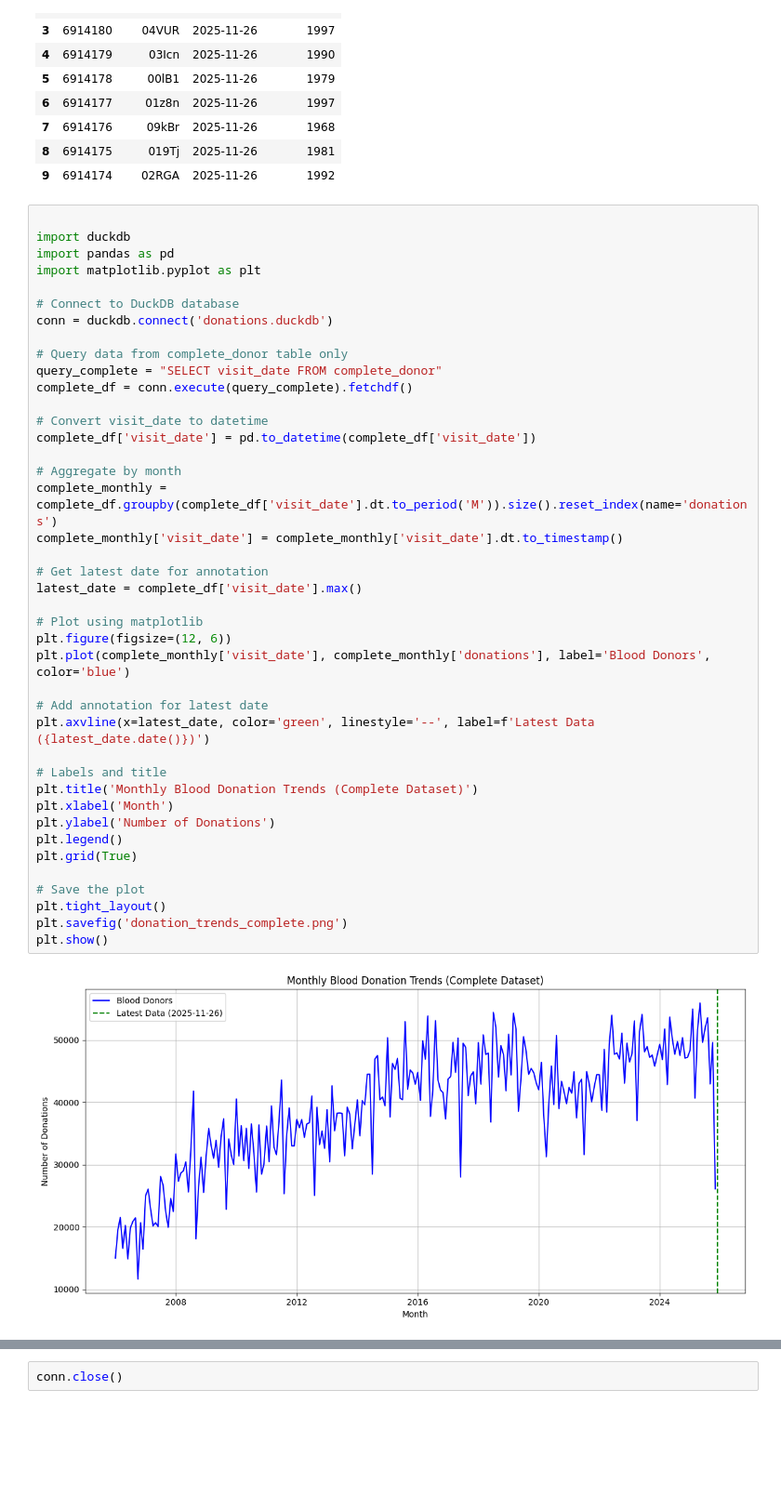
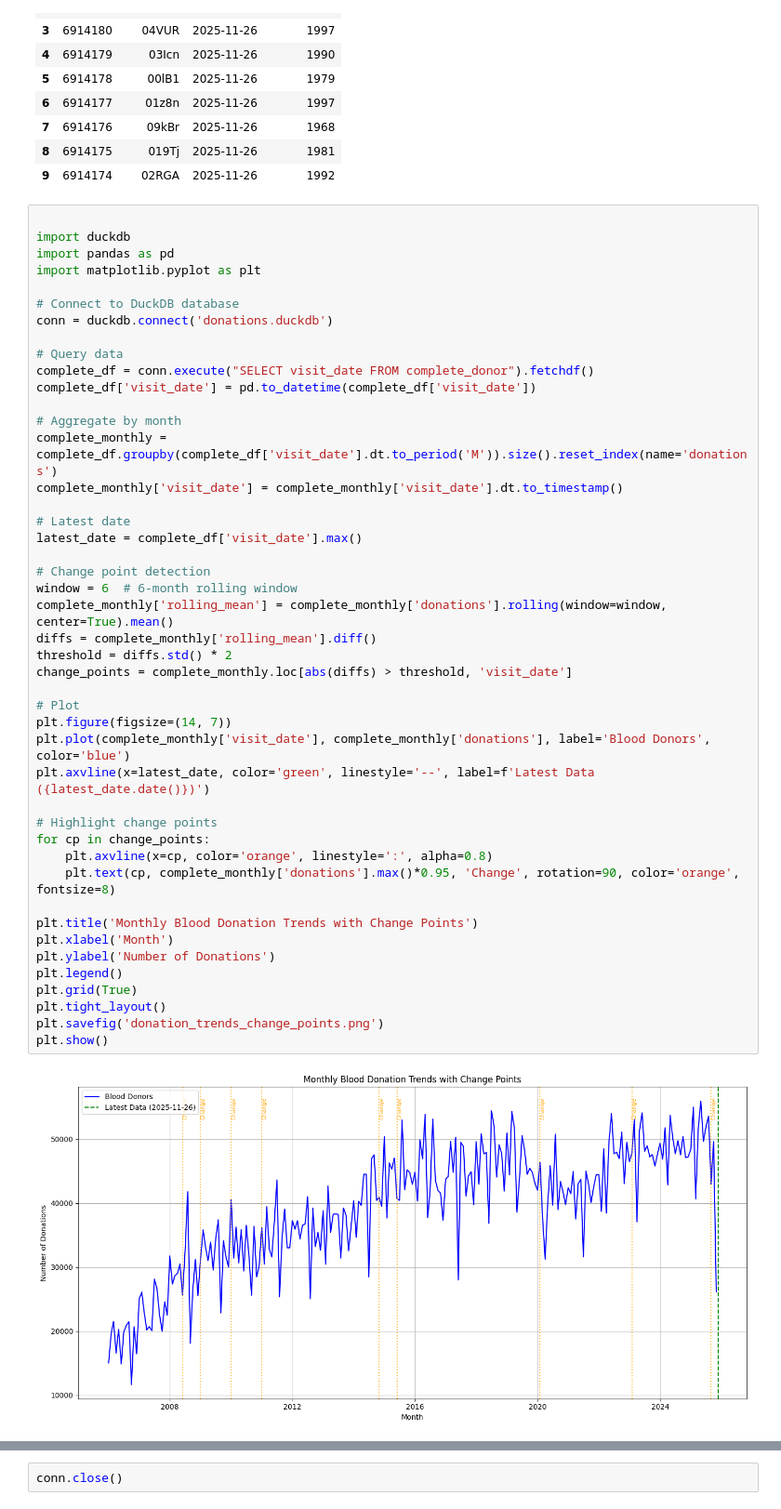
Before and after one commit to fariszahid02/etl_explore, a Jupyter notebook: analysis.ipynb, the cells around one changed output, grey strips where cells are left out. Shown at 93% size. Saved outputs shown, nothing was run; the diff lists cells and outputs as text; blank space fills up the shorter version.

```diff
--- a/analysis.ipynb
+++ b/analysis.ipynb
@@ -166,43 +169,47 @@ df
 # %%
 
 import duckdb
 import pandas as pd
 import matplotlib.pyplot as plt
 
 # Connect to DuckDB database
 conn = duckdb.connect('donations.duckdb')
 
-# Query data from complete_donor table only
-query_complete = "SELECT visit_date FROM complete_donor"
-complete_df = conn.execute(query_complete).fetchdf()
-
-# Convert visit_date to datetime
+# Query data
+complete_df = conn.execute("SELECT visit_date FROM complete_donor").fetchdf()
 complete_df['visit_date'] = pd.to_datetime(complete_df['visit_date'])
 
 # Aggregate by month
 complete_monthly = complete_df.groupby(complete_df['visit_date'].dt.to_period('M')).size().reset_index(name='donations')
 complete_monthly['visit_date'] = complete_monthly['visit_date'].dt.to_timestamp()
 
-# Get latest date for annotation
+# Latest date
 latest_date = complete_df['visit_date'].max()
 
-# Plot using matplotlib
-plt.figure(figsize=(12, 6))
+# Change point detection
+window = 6  # 6-month rolling window
+complete_monthly['rolling_mean'] = complete_monthly['donations'].rolling(window=window, center=True).mean()
+diffs = complete_monthly['rolling_mean'].diff()
+threshold = diffs.std() * 2
+change_points = complete_monthly.loc[abs(diffs) > threshold, 'visit_date']
+
+# Plot
+plt.figure(figsize=(14, 7))
 plt.plot(complete_monthly['visit_date'], complete_monthly['donations'], label='Blood Donors', color='blue')
-
-# Add annotation for latest date
 plt.axvline(x=latest_date, color='green', linestyle='--', label=f'Latest Data ({latest_date.date()})')
 
-# Labels and title
-plt.title('Monthly Blood Donation Trends (Complete Dataset)')
+# Highlight change points
+for cp in change_points:
+    plt.axvline(x=cp, color='orange', linestyle=':', alpha=0.8)
+    plt.text(cp, complete_monthly['donations'].max()*0.95, 'Change', rotation=90, color='orange', fontsize=8)
+
+plt.title('Monthly Blood Donation Trends with Change Points')
 plt.xlabel('Month')
 plt.ylabel('Number of Donations')
 plt.legend()
 plt.grid(True)
-
-# Save the plot
 plt.tight_layout()
-plt.savefig('donation_trends_complete.png')
+plt.savefig('donation_trends_change_points.png')
 plt.show()
 # %% [output]
-[figure, old version]
+[figure, new version]
```
Also changed, not shown: parts of 5 cells of this notebook.
